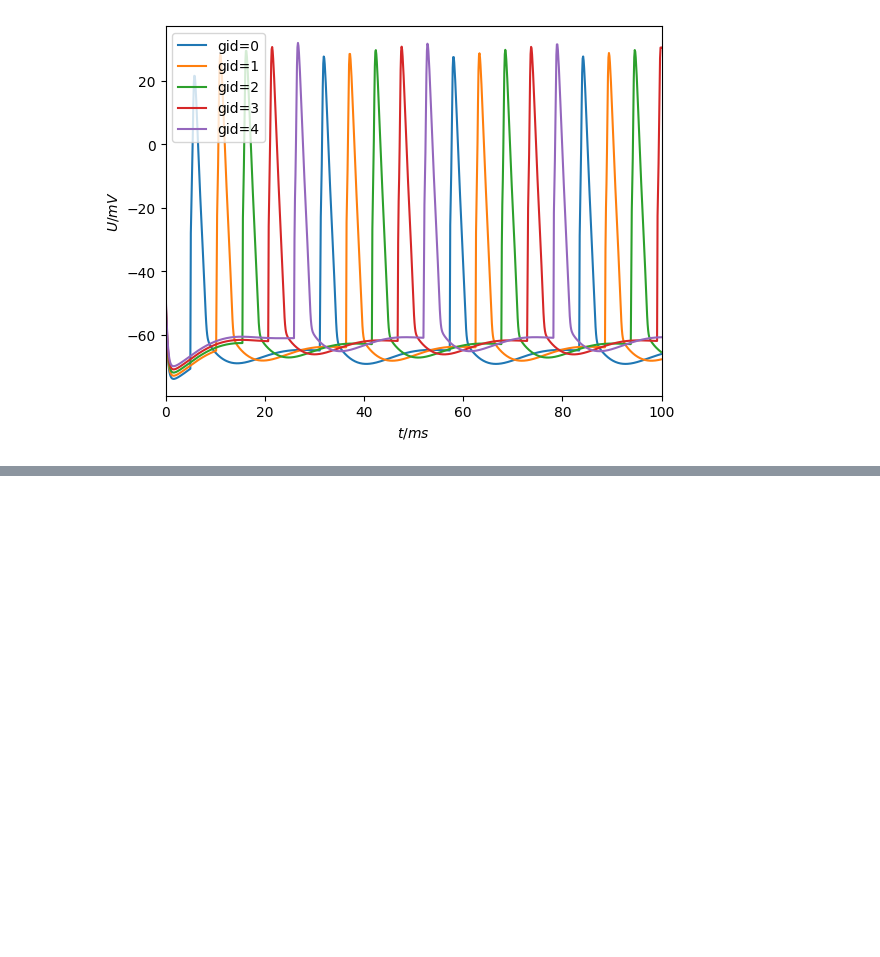
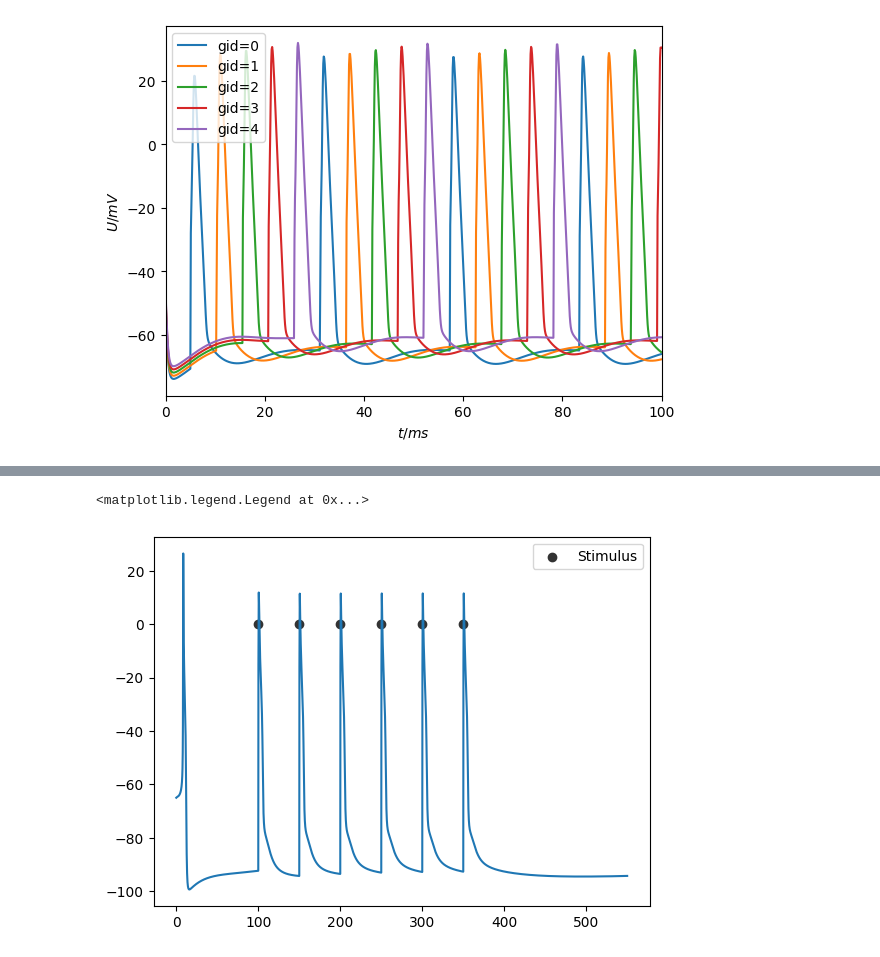
Before and after one commit to thorstenhater/arbor-tutorial, a Jupyter notebook: arbor-tutorial.ipynb, the cells around one changed output, grey strips where cells are left out. Saved outputs shown, nothing was run; the diff lists cells and outputs as text; code cells hidden in the pictures; blank space fills up the shorter version.

```diff
--- a/arbor-tutorial.ipynb
+++ b/arbor-tutorial.ipynb
@@ -509,0 +577,70 @@ These might come in-order (or not) and might be asked more than once, so take ca
+# %%
+rall = '(all)'
+soma = '(tag 1)'
+dend = '(tag 3)'
+cntr = '(location 0 0.5)'
+
+spikes = A.regular_schedule(dt=50, tstart=100, tstop=400)
+
+class recipe(A.recipe):
+    def __init__(self):
+        A.recipe.__init__(self)
+        self.prop = A.neuron_cable_properties()
+        self.prop.catalogue.extend(A.allen_catalogue(), '')
+
+    def num_cells(self):
+        return 1
+
+    def cell_kind(self, gid):
+        return A.cell_kind.cable
+
+    def cell_description(self, gid):
+        decor = (A.decor()
+
+            .paint(rall, ion_name="k",  rev_pot=-107.0)
+            .paint(rall, ion_name="na", rev_pot=53.0)
+
+            .paint(soma, rL=133.577, cm=4.21567e-2)
+            .paint(dend, rL=68.355, cm=2.11248e-2)
+
+            .paint(soma, A.density("pas/e=-76.4024", g=0.000119174))
+            .paint(soma, A.density("NaV",            gbar=0.0499779))
+            .paint(soma, A.density("SK",             gbar=0.000733676))
+            .paint(soma, A.density("Kv3_1",          gbar=0.186718))
+            .paint(soma, A.density("Ca_HVA",         gbar=9.96973e-05))
+            .paint(soma, A.density("Ca_LVA",         gbar=0.00344495))
+            .paint(soma, A.density("CaDynamics",     gamma=0.0177038, decay=42.2507))
+            .paint(soma, A.density("Ih",             gbar=1.07608e-07))
+
+            .paint(dend, A.density("pas/e=-88.2554", g=9.57001e-05))
+            .paint(dend, A.density("NaV",            gbar=0.0472215))
+            .paint(dend, A.density("Kv3_1",          gbar=0.186859))
+            .paint(dend, A.density("Im_v2",          gbar=0.00132163))
+            .paint(dend, A.density("Ih",             gbar=9.18815e-06))
+
+            .place(cntr, A.synapse('expsyn'), 'esyn')
+        )
+
+        return A.cable_cell(morph, decor)
+
+    def event_generators(self, gid):
+        return [A.event_generator("esyn", 1.0, spikes)]
+
+    def probes(self, gid):
+        return [A.cable_probe_membrane_voltage(cntr),]
+
+    def global_properties(self, kind):
+        return self.prop
+
+fg, ax = plt.subplots()
+rec = recipe()
+sim = A.simulation(rec)
+hdl = sim.sample((0, 0), A.regular_schedule(0.1))
+sim.run(tfinal=550)
+data, meta = sim.samples(hdl)[0]
+ax.plot(data[:, 0], data[:, 1])
+ax.scatter(spikes.events(0, 500), np.zeros_like(spikes.events(0, 500)), color='0.2', label='Stimulus')
+ax.legend()
+# %% [output]
+<matplotlib.legend.Legend at 0x...>
+[figure, added]
```
Also changed, not shown: parts of 14 cells of this notebook, 1 other file.
